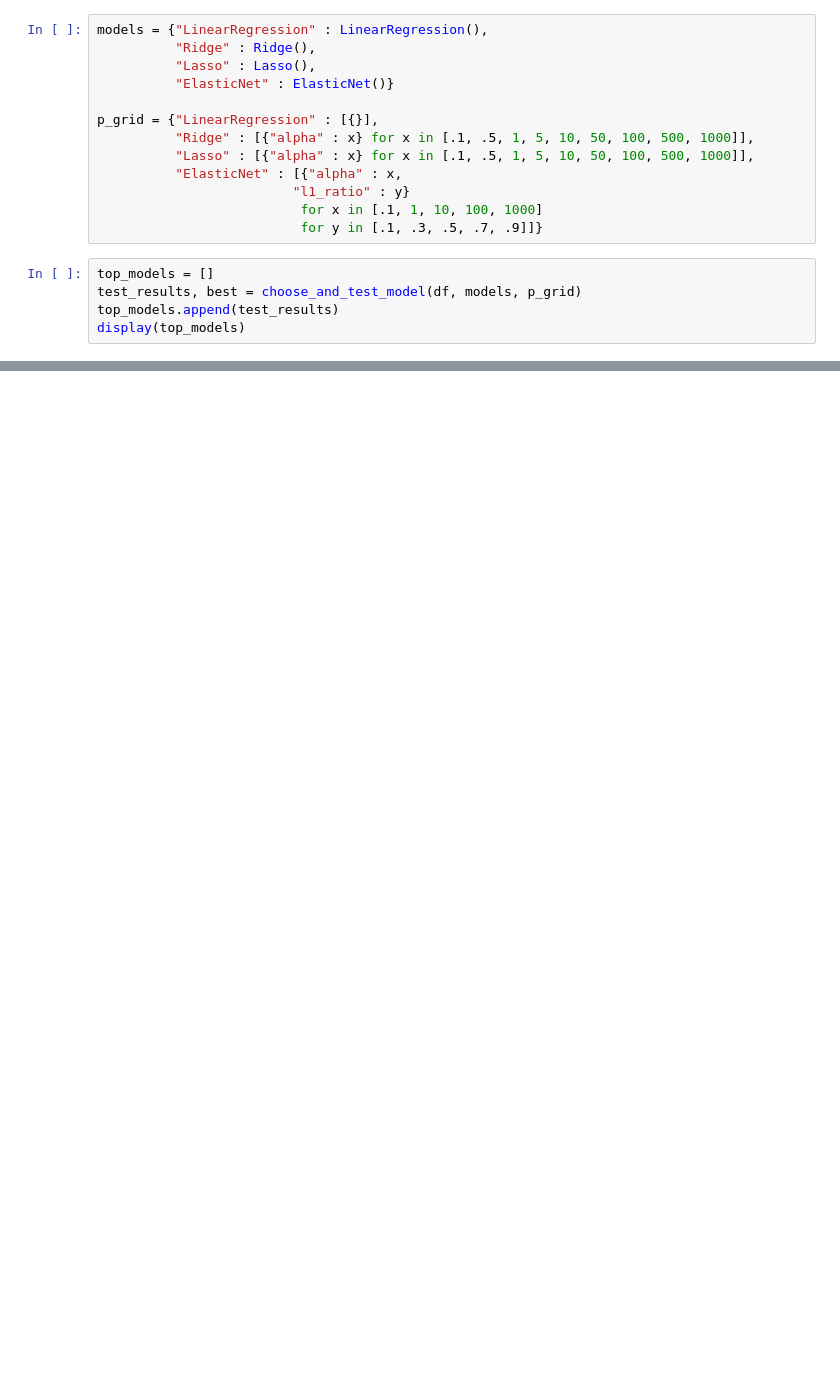
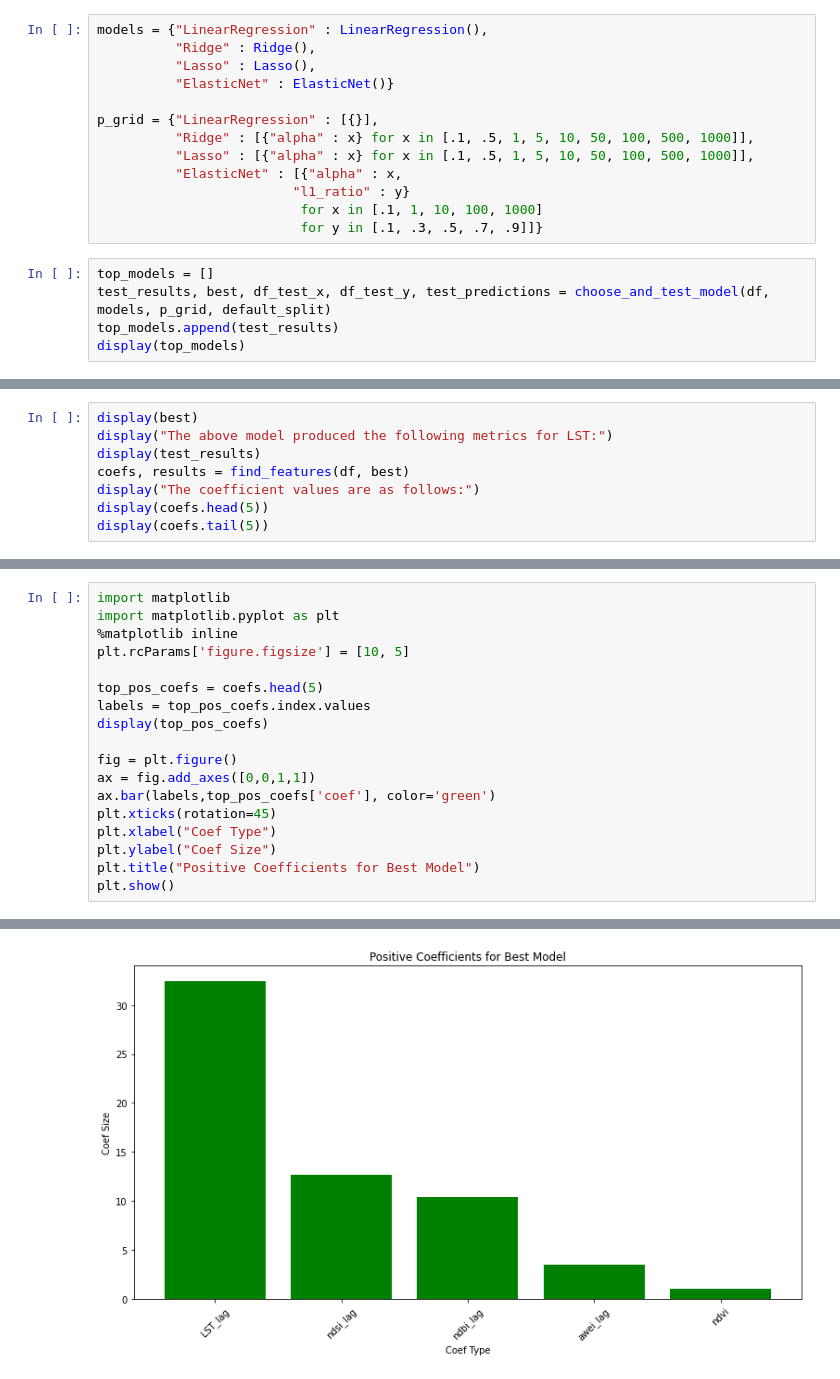
Before and after one commit to oabreu86/Time-Series-Forecasting_Urban_Heat_Islands, a Jupyter notebook: LST_timeseries_modeling.ipynb, the cells around one changed output, grey strips where cells are left out. Drawn from its saved outputs; the diff is of its cells as text; blank space fills up the shorter version.

```diff
--- a/LST_timeseries_modeling.ipynb
+++ b/LST_timeseries_modeling.ipynb
@@ -276,7 +448,7 @@ p_grid = {"LinearRegression" : [{}],
                           for y in [.1, .3, .5, .7, .9]]}
 # %%
 top_models = []
-test_results, best = choose_and_test_model(df, models, p_grid)
+test_results, best, df_test_x, df_test_y, test_predictions = choose_and_test_model(df, models, p_grid, default_split)
 top_models.append(test_results)
 display(top_models)
 # %% [output]
@@ -302,0 +528,8 @@ display(top_models)
+# %%
+display(best)
+display("The above model produced the following metrics for LST:")
+display(test_results)
+coefs, results = find_features(df, best)
+display("The coefficient values are as follows:")
+display(coefs.head(5))
+display(coefs.tail(5))
@@ -302,0 +560,19 @@ display(top_models)
+# %%
+import matplotlib
+import matplotlib.pyplot as plt
+%matplotlib inline
+plt.rcParams['figure.figsize'] = [10, 5]
+
+top_pos_coefs = coefs.head(5)
+labels = top_pos_coefs.index.values
+display(top_pos_coefs)
+
+fig = plt.figure()
+ax = fig.add_axes([0,0,1,1])
+ax.bar(labels,top_pos_coefs['coef'], color='green')
+plt.xticks(rotation=45)
+plt.xlabel("Coef Type")
+plt.ylabel("Coef Size")
+plt.title("Positive Coefficients for Best Model")
+plt.show()
+# %% [output]
@@ -302,0 +585 @@ display(top_models)
+[figure, added]
```
Also changed, not shown: parts of 11 cells of this notebook, 1 other file.
